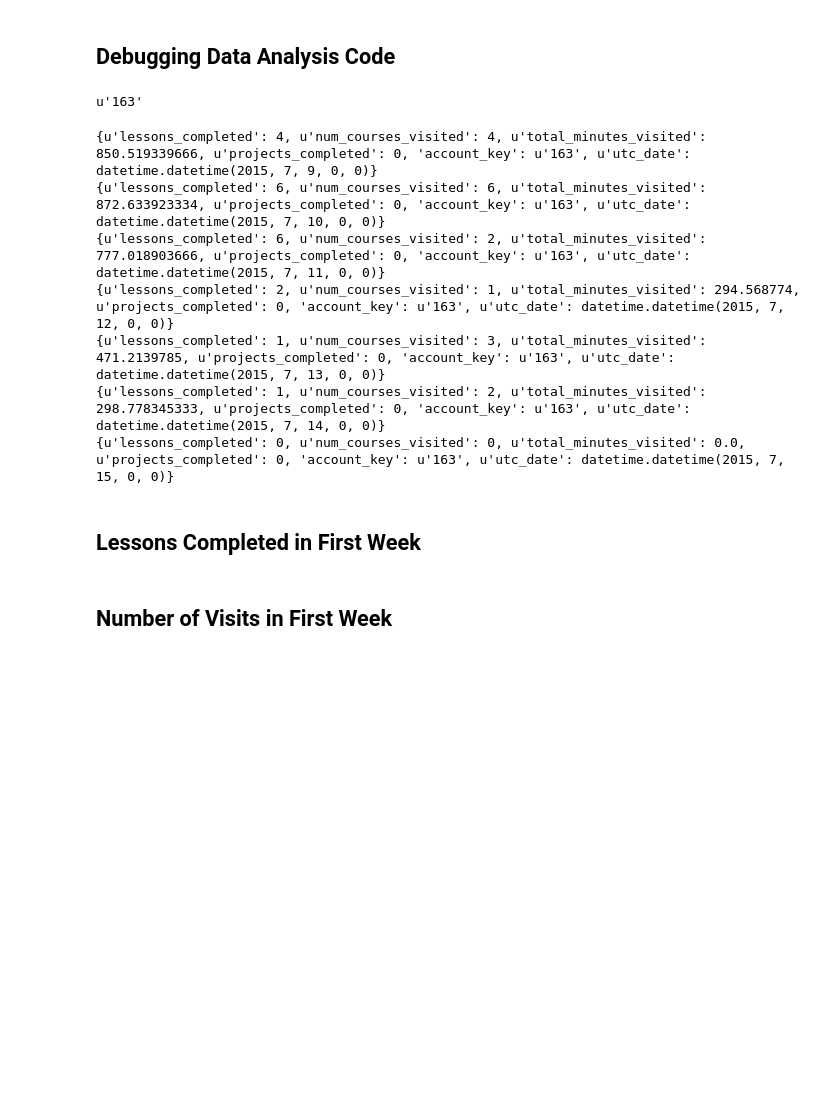
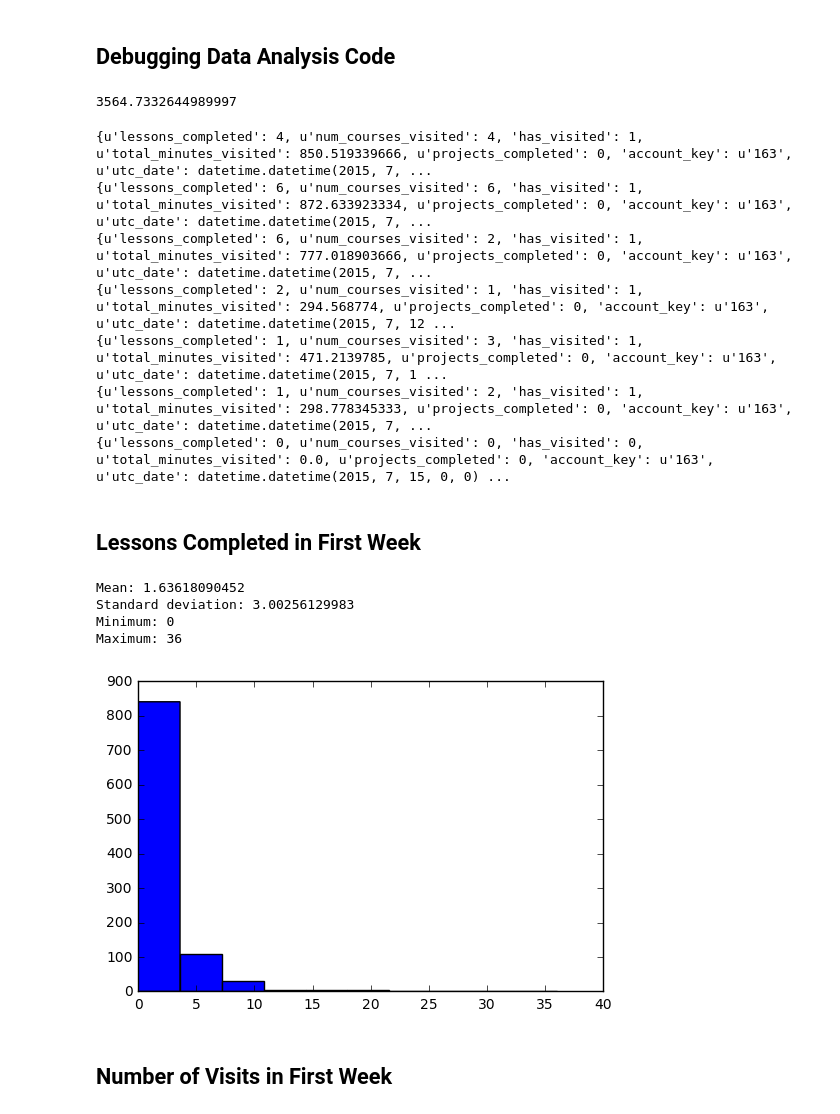
Before and after one commit to Vinayrraj/DataAnalysis-StudentEnrollment, a Jupyter notebook: L1_Starter_Code.ipynb, the cells around one changed output. Cells and saved outputs as stored; diff of their text form; code cells hidden in the pictures; blank space fills up the shorter version.

```diff
--- a/L1_Starter_Code.ipynb
+++ b/L1_Starter_Code.ipynb
@@ -399,35 +348,31 @@ Maximum: 3564.7332645
 # %% [markdown]
 ## Debugging Data Analysis Code
-# %%
-#####################################
-#                 8                 #
-#####################################
-
-## Go through a similar process as before to see if there is a problem.
-## Locate at least one surprising piece of data, output it, and take a look at it.
-student_with_max_minu= None
-max_minutes = 0
-
-for student, total_minutes in total_minutes_by_account.items():
-    if total_minutes > max_minutes:
-        max_minutes = total_minutes
-        student_with_max_minu = student;
-
-max_minutes
-student_with_max_minu
-# %% [output]
-u'163'
+# %%
+# Find the student who spent the most minutes during the first week
+
+student_with_max_minutes = None
+max_minutes = 0
+
+for student, total_minutes in total_minutes_by_account.items():
+    if total_minutes > max_minutes:
+        max_minutes = total_minutes
+        student_with_max_minutes = student
+
+max_minutes
+# %% [output]
+3564.7332644989997
 # %%
+# Print out every engagement record for the student who spent the most minutes
 for engagement_record in paid_engagement_in_first_week:
-    if engagement_record['account_key'] == student_with_max_minu:
+    if engagement_record['account_key'] == student_with_max_minutes:
         print engagement_record
 # %% [output]
-{u'lessons_completed': 4, u'num_courses_visited': 4, u'total_minutes_visited': 850.519339666, u'projects_completed': 0, 'account_key': u'163', u'utc_date': datetime.datetime(2015, 7, 9, 0, 0)}
-{u'lessons_completed': 6, u'num_courses_visited': 6, u'total_minutes_visited': 872.633923334, u'projects_completed': 0, 'account_key': u'163', u'utc_date': datetime.datetime(2015, 7, 10, 0, 0)}
-{u'lessons_completed': 6, u'num_courses_visited': 2, u'total_minutes_visited': 777.018903666, u'projects_completed': 0, 'account_key': u'163', u'utc_date': datetime.datetime(2015, 7, 11, 0, 0)}
-{u'lessons_completed': 2, u'num_courses_visited': 1, u'total_minutes_visited': 294.568774, u'projects_completed': 0, 'account_key': u'163', u'utc_date': datetime.datetime(2015, 7, 12, 0, 0)}
-{u'lessons_completed': 1, u'num_courses_visited': 3, u'total_minutes_visited': 471.2139785, u'projects_completed': 0, 'account_key': u'163', u'utc_date': datetime.datetime(2015, 7, 13, 0, 0)}
-{u'lessons_completed': 1, u'num_courses_visited': 2, u'total_minutes_visited': 298.778345333, u'projects_completed': 0, 'account_key': u'163', u'utc_date': datetime.datetime(2015, 7, 14, 0, 0)}
-{u'lessons_completed': 0, u'num_courses_visited': 0, u'total_minutes_visited': 0.0, u'projects_completed': 0, 'account_key': u'163', u'utc_date': datetime.datetime(2015, 7, 15, 0, 0)}
+{u'lessons_completed': 4, u'num_courses_visited': 4, 'has_visited': 1, u'total_minutes_visited': 850.519339666, u'projects_completed': 0, 'account_key': u'163', u'utc_date': datetime.datetime(2015, 7, ...
+{u'lessons_completed': 6, u'num_courses_visited': 6, 'has_visited': 1, u'total_minutes_visited': 872.633923334, u'projects_completed': 0, 'account_key': u'163', u'utc_date': datetime.datetime(2015, 7, ...
+{u'lessons_completed': 6, u'num_courses_visited': 2, 'has_visited': 1, u'total_minutes_visited': 777.018903666, u'projects_completed': 0, 'account_key': u'163', u'utc_date': datetime.datetime(2015, 7, ...
+{u'lessons_completed': 2, u'num_courses_visited': 1, 'has_visited': 1, u'total_minutes_visited': 294.568774, u'projects_completed': 0, 'account_key': u'163', u'utc_date': datetime.datetime(2015, 7, 12 ...
+{u'lessons_completed': 1, u'num_courses_visited': 3, 'has_visited': 1, u'total_minutes_visited': 471.2139785, u'projects_completed': 0, 'account_key': u'163', u'utc_date': datetime.datetime(2015, 7, 1 ...
+{u'lessons_completed': 1, u'num_courses_visited': 2, 'has_visited': 1, u'total_minutes_visited': 298.778345333, u'projects_completed': 0, 'account_key': u'163', u'utc_date': datetime.datetime(2015, 7, ...
+{u'lessons_completed': 0, u'num_courses_visited': 0, 'has_visited': 0, u'total_minutes_visited': 0.0, u'projects_completed': 0, 'account_key': u'163', u'utc_date': datetime.datetime(2015, 7, 15, 0, 0) ...
 # %% [markdown]
 ## Lessons Completed in First Week
@@ -442,2 +379,11 @@ for engagement_record in paid_engagement_in_first_week:
+# %%
+lessons_completed_by_account = sum_grouped_items(engagement_by_account, 'lessons_completed')
+describe_data(lessons_completed_by_account.values())
+# %% [output]
+Mean: 1.63618090452
+Standard deviation: 3.00256129983
+Minimum: 0
+Maximum: 36
+[figure, added]
 # %% [markdown]
 ## Number of Visits in First Week
```
Also changed, not shown: parts of 55 cells of this notebook.
